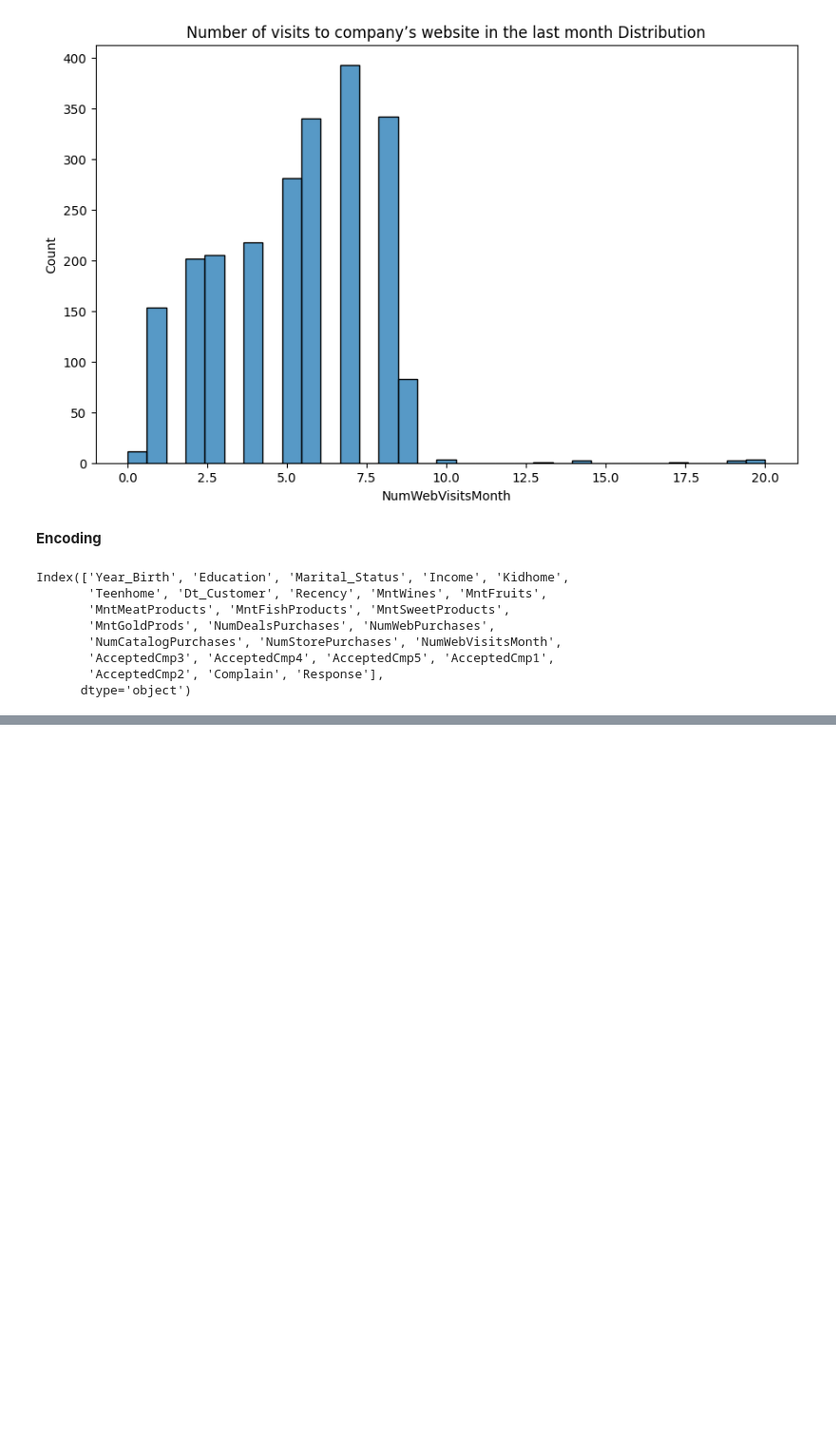
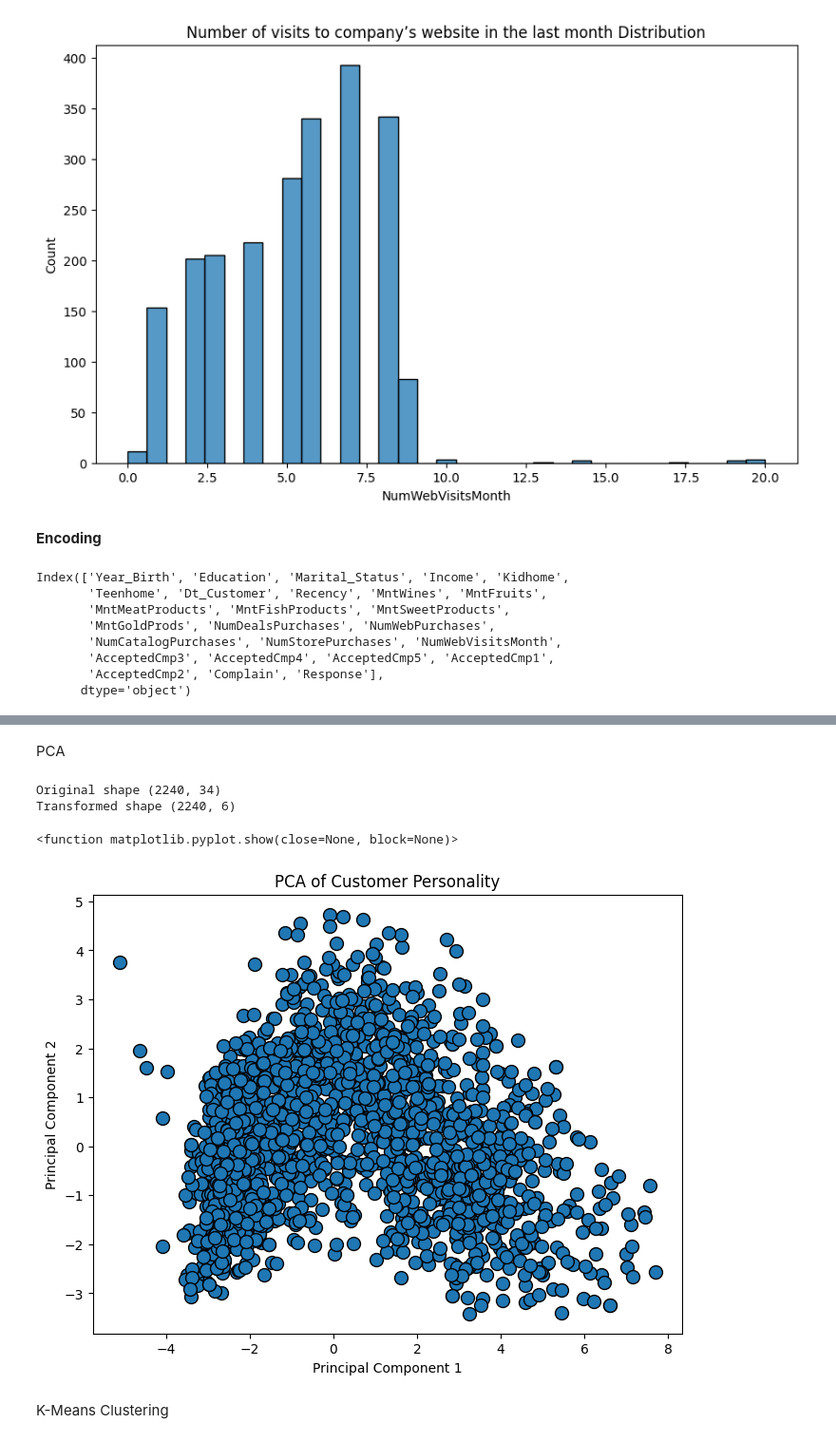
Before and after one commit to Mercymerine/Machine_learning2, a Jupyter notebook: Customer_personality_analysis.ipynb, the cells around one changed output, grey strips where cells are left out. Shown at 95% size. Saved outputs shown, nothing was run; the diff lists cells and outputs as text; code cells hidden in the pictures; blank space fills up the shorter version.

```diff
--- a/Customer_personality_analysis.ipynb
+++ b/Customer_personality_analysis.ipynb
@@ -419,0 +418,6 @@ marketing_encoding = ['Education', 'Marital_Status']
+# %%
+#Encoding
+marketing_encoding = ['Education', 'Marital_Status']
+marketing_encoded = pd.get_dummies(marketing, columns=marketing_encoding, drop_first=True)
+marketing_encoded = marketing_encoded.astype(int)
+marketing_encoded.head()
@@ -419,0 +432,2 @@ marketing_encoding = ['Education', 'Marital_Status']
+# %%
+X = marketing_encoded.drop('Dt_Customer', axis=1)
@@ -419,0 +436,7 @@ marketing_encoding = ['Education', 'Marital_Status']
+# %%
+from sklearn.preprocessing import StandardScaler
+scaler = StandardScaler()
+X_scaled = scaler.fit_transform(X)
+
+X_scaled = pd.DataFrame(X_scaled, columns= X.columns)
+X_scaled.head()
@@ -419,0 +451,2 @@ marketing_encoding = ['Education', 'Marital_Status']
+# %% [markdown]
+PCA
@@ -419,0 +455,24 @@ marketing_encoding = ['Education', 'Marital_Status']
+# %%
+pca = PCA(n_components=6)
+X_pca = pca.fit_transform(X_scaled)
+
+print('Original shape', X.shape)
+print('Transformed shape', X_pca.shape)
+# %% [output]
+Original shape (2240, 34)
+Transformed shape (2240, 6)
+# %%
+#Plotting PCA results
+plt.figure(figsize=(8, 6))
+
+plt.scatter(X_pca[:, 0], X_pca[:, 1],  cmap='viridis', edgecolor='k', s=100)
+plt.xlabel('Principal Component 1')
+plt.ylabel('Principal Component 2')
+plt.title('PCA of Customer Personality')
+
+plt.show
+# %% [output]
+<function matplotlib.pyplot.show(close=None, block=None)>
+[figure, added]
+# %% [markdown]
+K-Means Clustering
```
Also changed, not shown: parts of 8 cells of this notebook.
